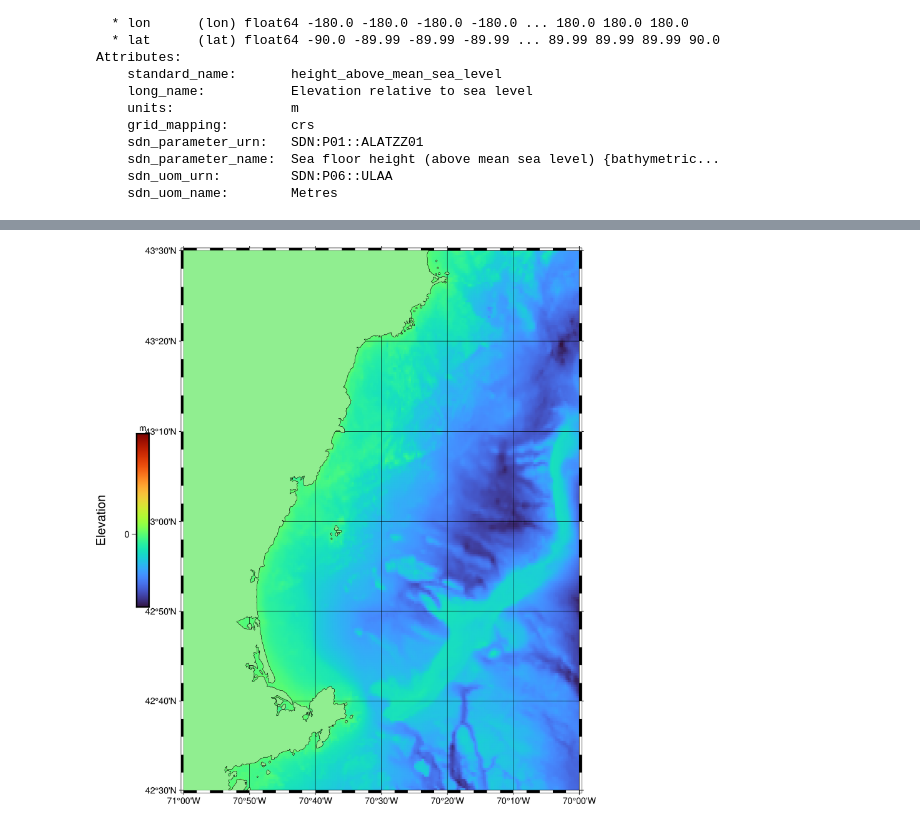
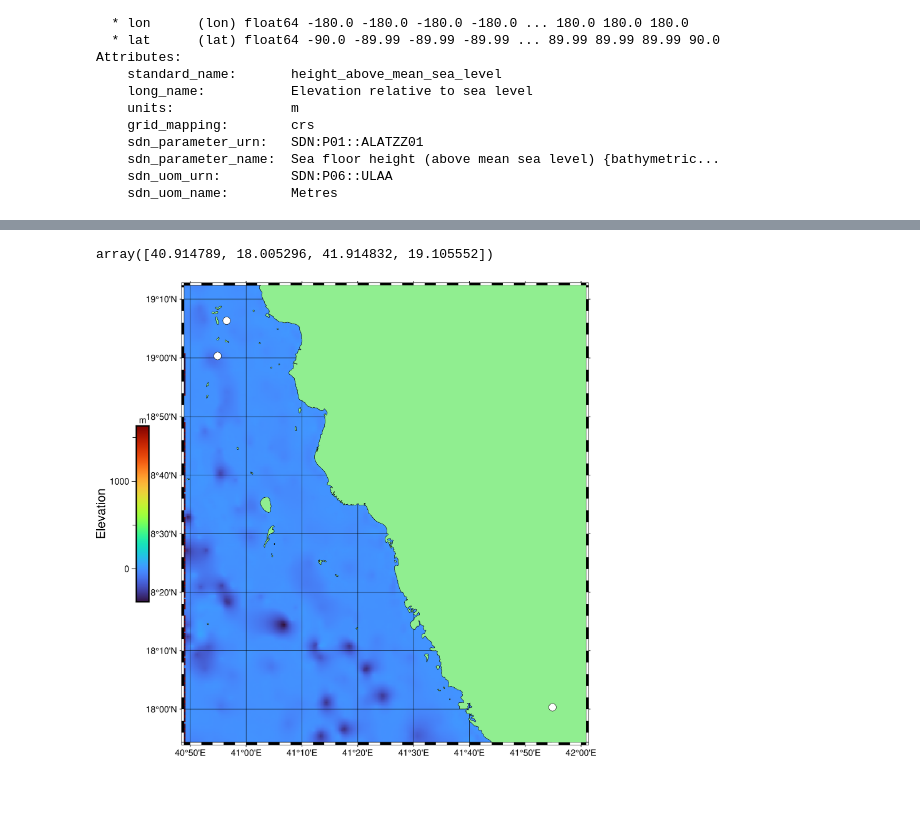
Before and after one commit to khimscho/NEMO, a Jupyter notebook: wibl-python/doc/viz/gmt_viz_proto.ipynb, the cells around one changed output, grey strips where cells are left out. Saved outputs shown, nothing was run; the diff lists cells and outputs as text; code cells hidden in the pictures; blank space fills up the shorter version.

Commit message:
wibl-python: data preview: example plotting geojson data in PyGMT without creating a grid

```diff
--- a/wibl-python/doc/viz/gmt_viz_proto.ipynb
+++ b/wibl-python/doc/viz/gmt_viz_proto.ipynb
@@ -48,6 +49,7 @@ grdimage [WARNING]: n reset from 43.5 to 76.7367813366
 # Let's plot the basemap from a local HDF5 file just for grins
 # %%
 gebco_path: str = '/tmp/gmtout/GEBCO_2023.nc'
+buffer = 0.1
 # %%
 import xarray
 gebco_ds: xarray.Dataset = xarray.open_dataset(gebco_path)
@@ -76,3 +78,8 @@ Attributes:
     sdn_parameter_name:  Sea floor height (above mean sea level) {bathymetric...
     sdn_uom_urn:         SDN:P06::ULAA
     sdn_uom_name:        Metres
+# %%
+example_data = 'data/b12_v3_1_0_example.json'
+example_df = geopandas.read_file(example_data)
+example_df['x'] = example_df.geometry.apply(lambda p: p.x)
+example_df['y'] = example_df.geometry.apply(lambda p: p.y)
@@ -79,21 +98,32 @@ Attributes:
+# %%
+example_df.total_bounds
+# %% [output]
+array([40.914789, 18.005296, 41.914832, 19.105552])
+# %%
+region = [example_df.total_bounds[0] - buffer,
+          example_df.total_bounds[2] + buffer,
+          example_df.total_bounds[1] - buffer,
+          example_df.total_bounds[3] + buffer]
 # %%
 f = pygmt.Figure()
 f.grdimage(gebco_el,
            region=region,
            projection="M16c",
            frame="afg",
            cmap=True)
 
 f.colorbar(position="JML+o1.4c/0c+w7c/0.5c", frame=["xa1000f500+lElevation", "y+lm"])
 
 f.coast(
     region=region,
     shorelines=True,
     land="lightgreen",
     #water="lightblue",
     projection="M16c",
 )
 
+f.plot(x=example_df.x, y=example_df.y, style="c0.3c", fill="white", pen="black")
+
 f.show()
 # %% [output]
-[figure, old version]
+[figure, new version]
```
Also changed, not shown: parts of 3 cells of this notebook, 2 other files.
